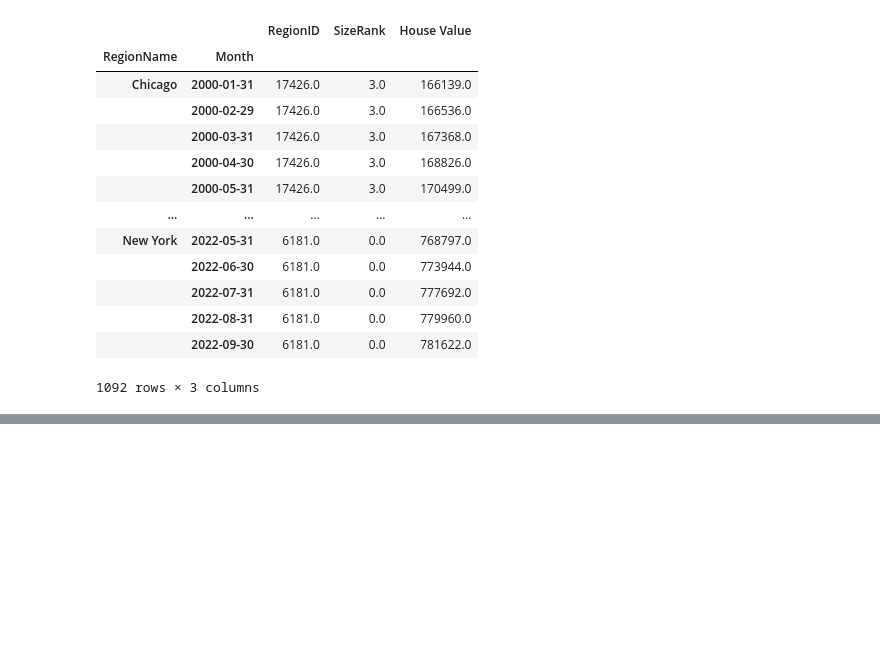
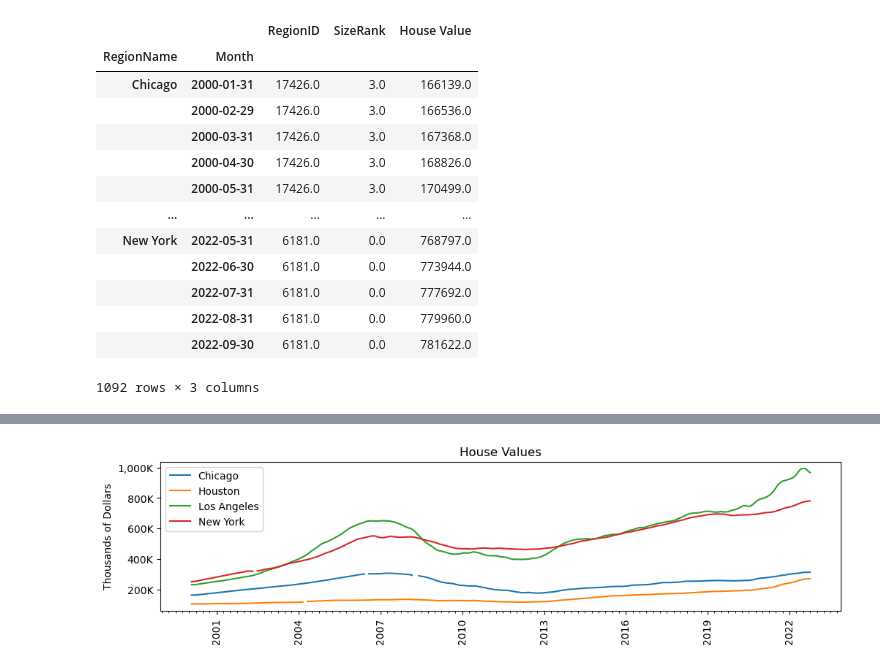
Before and after one commit to andreacohen7/Zillow-House-Value-Index, a Jupyter notebook: Preparing Time Series from Wide-Form Data.ipynb, the cells around one changed output, grey strips where cells are left out. Saved outputs shown, nothing was run; the diff lists cells and outputs as text; code cells hidden in the pictures; blank space fills up the shorter version.

```diff
--- a/Preparing Time Series from Wide-Form Data.ipynb
+++ b/Preparing Time Series from Wide-Form Data.ipynb
@@ -129,0 +172,3 @@ df_ts
+# %%
+unstacked = plot_df.unstack(level=0)
+unstacked
@@ -129,0 +191,27 @@ df_ts
+# %%
+# create a wide figure
+plt.rcParams['figure.figsize'] = (12,3)
+# %%
+# create tick locators and formatters
+loc_year = mdates.YearLocator(3)
+fmt_year = mdates.DateFormatter("%Y")
+loc_3months = mdates.MonthLocator(interval = 3)
+# %%
+# function for formatting money in thousands
+def thousands(x, pos):
+    new_x = x/1_000
+    return f"{new_x:,.0f}K"
+fmt_thous = mticks.FuncFormatter(thousands)
+# %%
+fig, ax = plt.subplots()
+ax.plot(unstacked.index, unstacked.values, label = unstacked['House Value'].columns)
+ax.set(title = 'House Values', ylabel = 'Thousands of Dollars')
+ax.xaxis.set_major_locator(loc_year)
+ax.xaxis.set_major_formatter(fmt_year)
+ax.xaxis.set_minor_locator(loc_3months)
+ax.yaxis.set_major_formatter(fmt_thous)
+ax.legend();
+fig = ax.get_figure()
+fig.autofmt_xdate(rotation = 90, ha = 'center')
+# %% [output]
+[figure, added]
```
Also changed, not shown: parts of 6 cells of this notebook.
